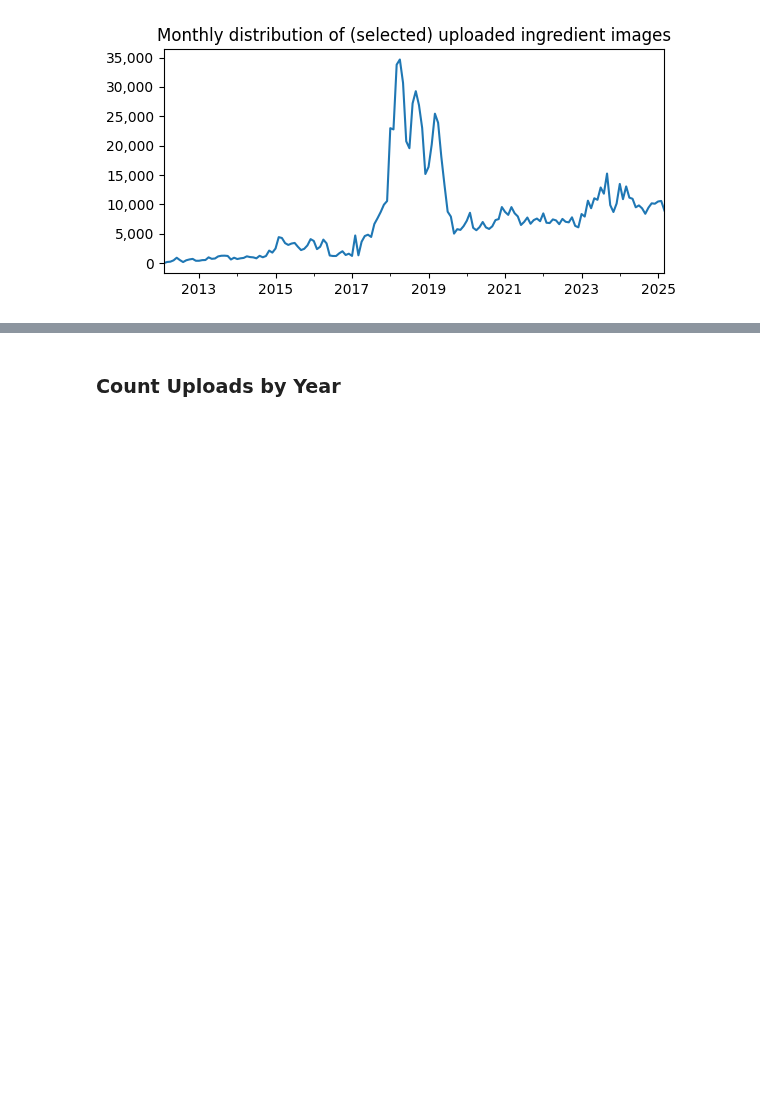
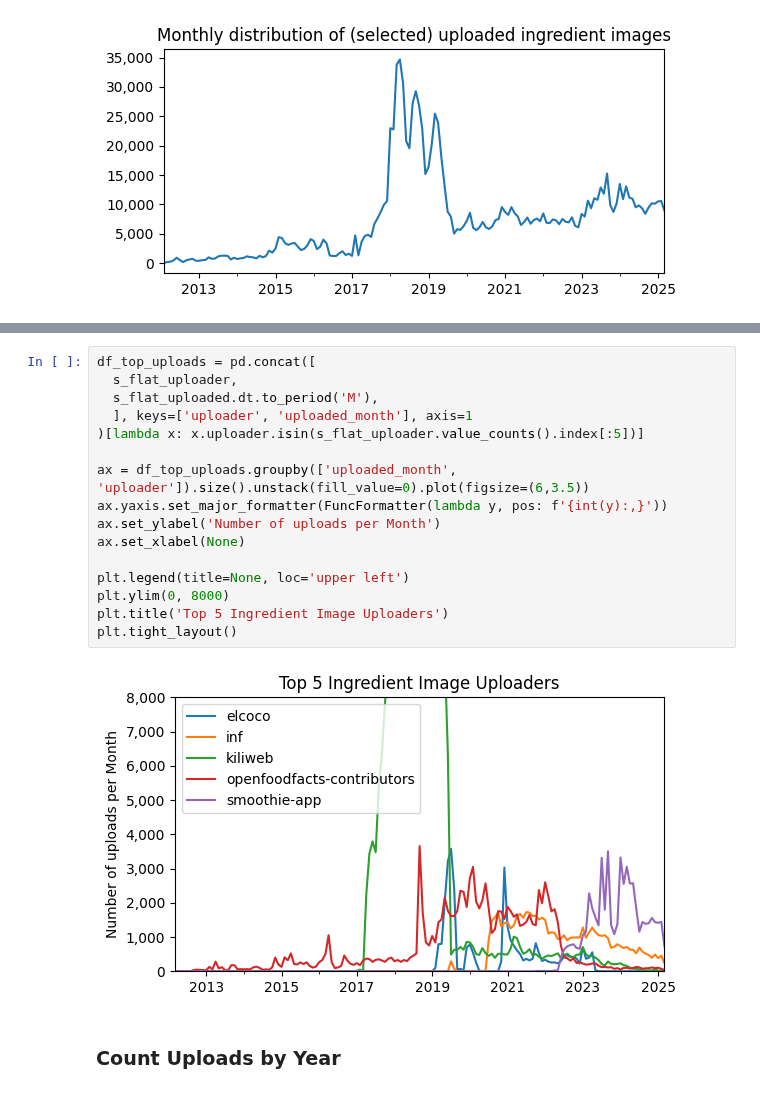
Before and after one commit to goerlitz/openfoodfacts-data-analysis, a Jupyter notebook: notebooks/14_ingredient_analysis2.ipynb, the cells around one changed output, grey strips where cells are left out. Saved outputs shown, nothing was run; the diff lists cells and outputs as text; blank space fills up the shorter version.

```diff
--- a/notebooks/14_ingredient_analysis2.ipynb
+++ b/notebooks/14_ingredient_analysis2.ipynb
@@ -606,3 +555,21 @@ plt.show()
+# %%
+df_top_uploads = pd.concat([
+  s_flat_uploader,
+  s_flat_uploaded.dt.to_period('M'),
+  ], keys=['uploader', 'uploaded_month'], axis=1
+)[lambda x: x.uploader.isin(s_flat_uploader.value_counts().index[:5])]
+
+ax = df_top_uploads.groupby(['uploaded_month', 'uploader']).size().unstack(fill_value=0).plot(figsize=(6,3.5))
+ax.yaxis.set_major_formatter(FuncFormatter(lambda y, pos: f'{int(y):,}'))
+ax.set_ylabel('Number of uploads per Month')
+ax.set_xlabel(None)
+
+plt.legend(title=None, loc='upper left')
+plt.ylim(0, 8000)
+plt.title('Top 5 Ingredient Image Uploaders')
+plt.tight_layout()
+# %% [output]
+[figure, added]
 # %% [markdown]
 ### Count Uploads by Year
 # %%
```
Also changed, not shown: parts of 19 cells of this notebook.
